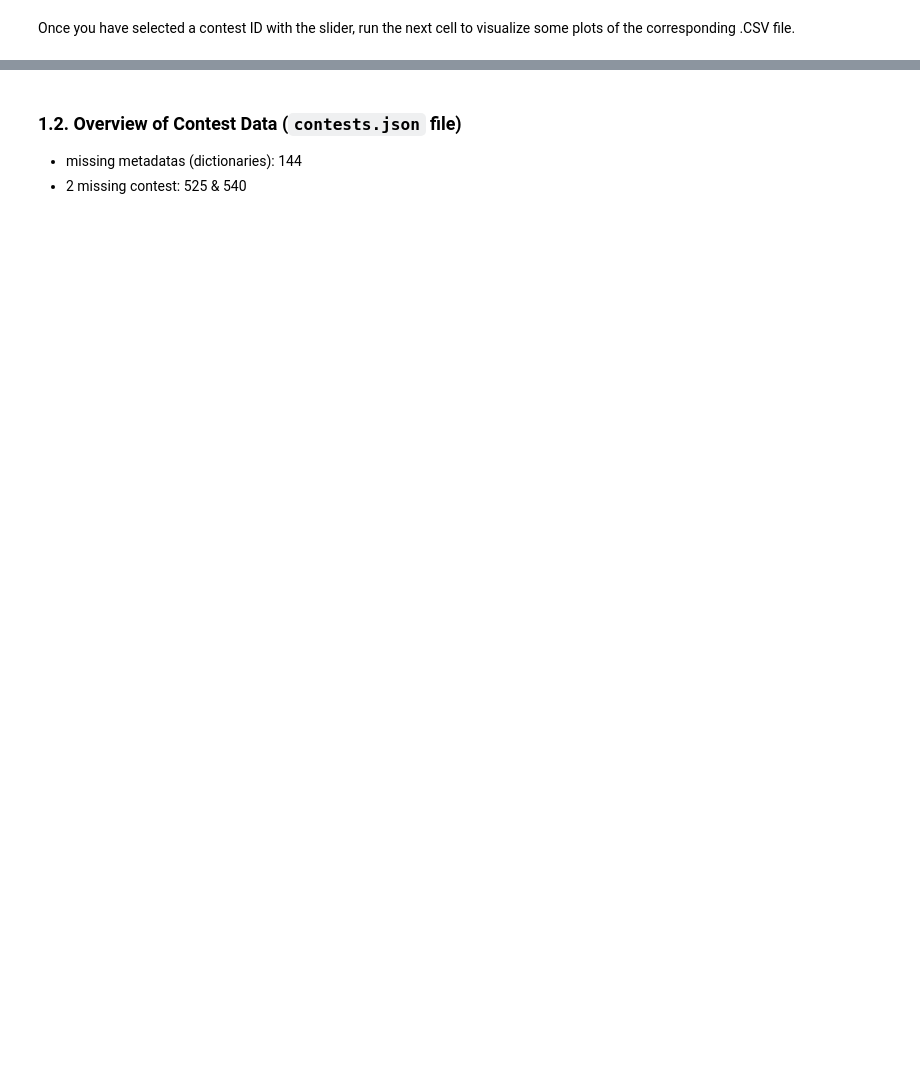
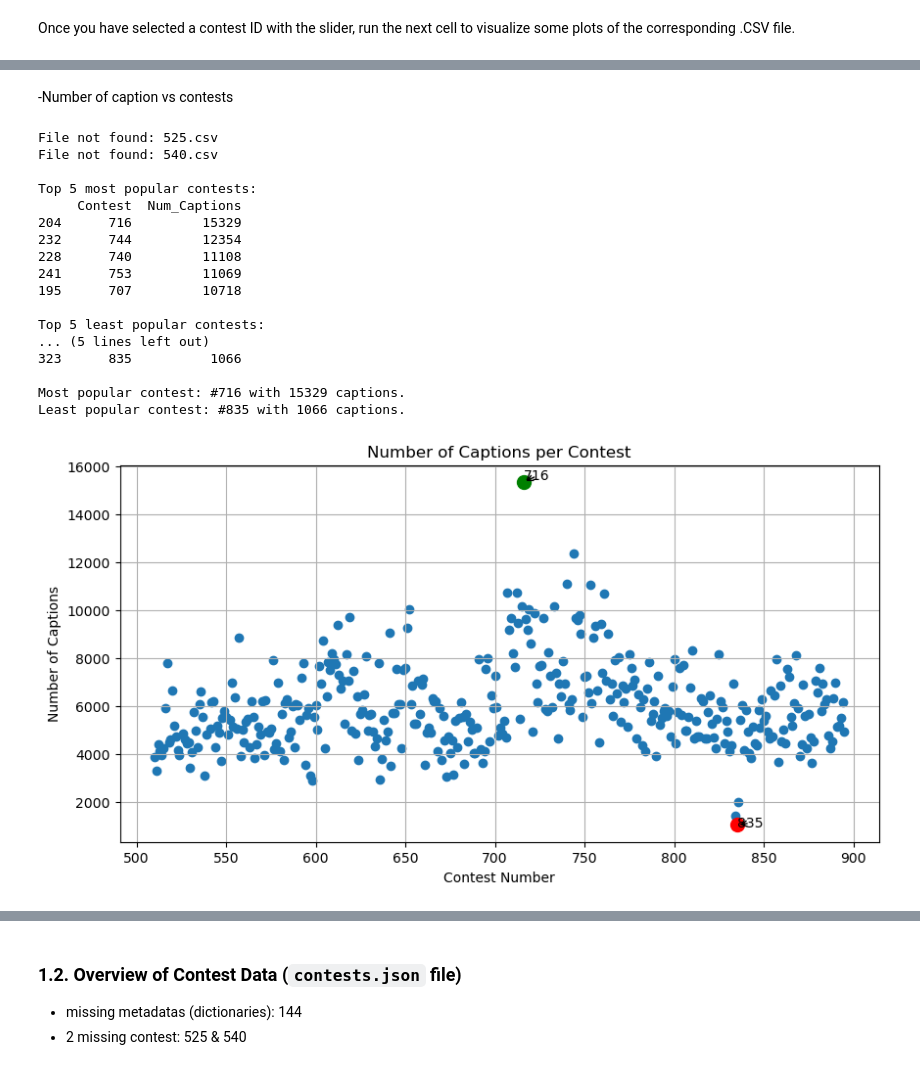
Before and after one commit to epfl-ada/ada-2025-project-json-derulo, a Jupyter notebook: src/Milestone_P2/Milestone_P2.ipynb, the cells around one changed output, grey strips where cells are left out. Cells and saved outputs as stored; diff of their text form; code cells hidden in the pictures; blank space fills up the shorter version.

```diff
--- a/src/Milestone_P2/Milestone_P2.ipynb
+++ b/src/Milestone_P2/Milestone_P2.ipynb
@@ -221,0 +305,23 @@ print(contests_df.count())
+# %% [markdown]
+-Number of caption vs contests
+# %%
+viz2.plot_number_of_captions_vs_contests(CSV_DIR,IMG_DIR)
+# %% [output]
+File not found: 525.csv
+File not found: 540.csv
+
+Top 5 most popular contests:
+     Contest  Num_Captions
+204      716         15329
+232      744         12354
+228      740         11108
+241      753         11069
+195      707         10718
+
+Top 5 least popular contests:
+... (5 lines left out)
+323      835          1066
+
+Most popular contest: #716 with 15329 captions.
+Least popular contest: #835 with 1066 captions.
+[figure, added]
```
Also changed, not shown: parts of 20 cells of this notebook, 1 other file.
